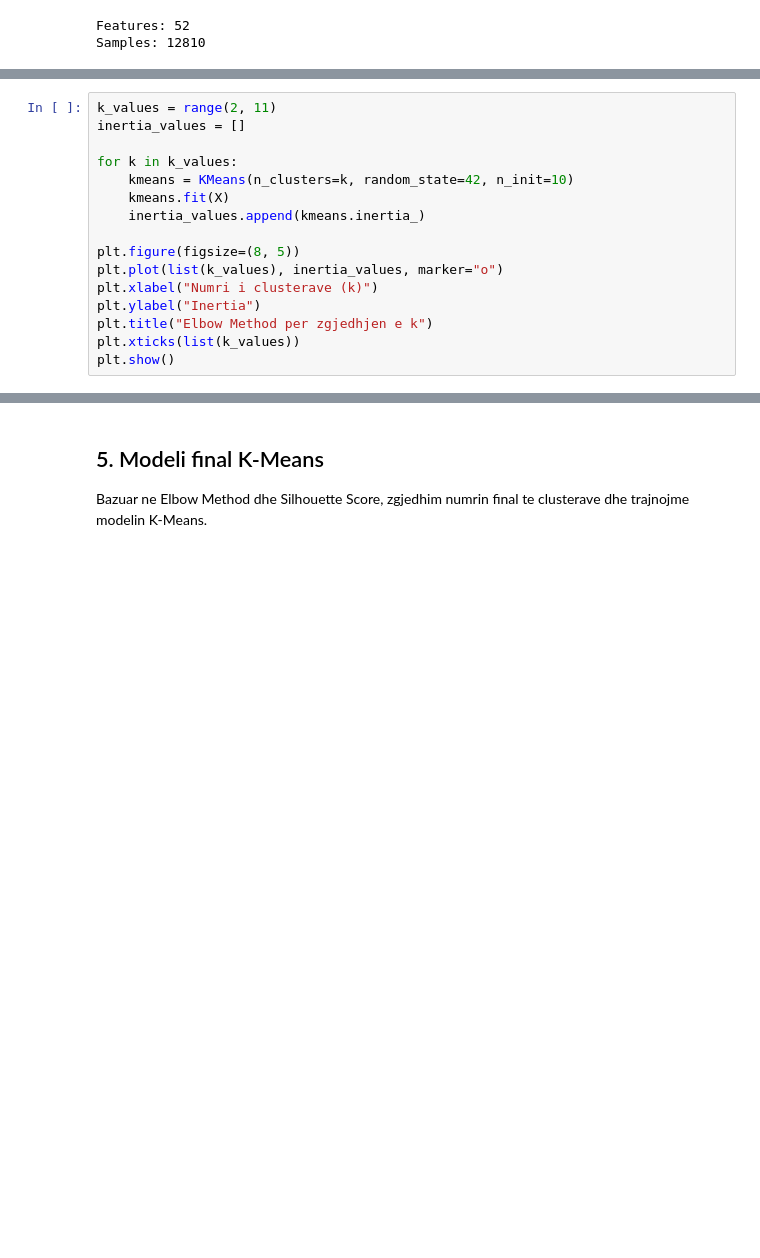
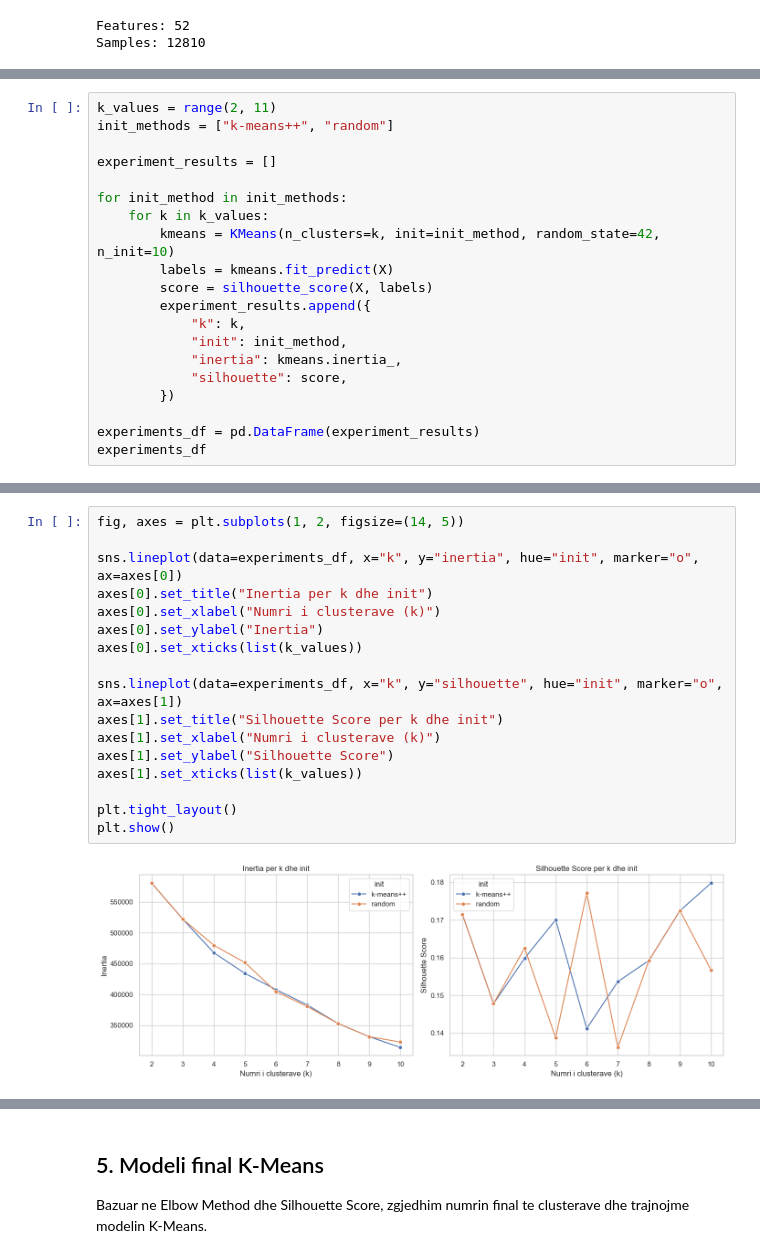
Before and after one commit to Valza-2005/House-Price-Prediction-Machine-Learning-Models, a Jupyter notebook: notebooks/models/Clustering.ipynb, the cells around one changed output, grey strips where cells are left out. Saved outputs shown, nothing was run; the diff lists cells and outputs as text; blank space fills up the shorter version.

Commit message:
Improve clustering notebook: param experiments and price_class comparison

```diff
--- a/notebooks/models/Clustering.ipynb
+++ b/notebooks/models/Clustering.ipynb
@@ -61,17 +65,21 @@ Per te zgjedhur numrin optimal te clusterave (`k`), perdorim Elbow Method, duke
 # %%
 k_values = range(2, 11)
-inertia_values = []
+init_methods = ["k-means++", "random"]
 
-for k in k_values:
-    kmeans = KMeans(n_clusters=k, random_state=42, n_init=10)
-    kmeans.fit(X)
-    inertia_values.append(kmeans.inertia_)
+experiment_results = []
 
-plt.figure(figsize=(8, 5))
-plt.plot(list(k_values), inertia_values, marker="o")
-plt.xlabel("Numri i clusterave (k)")
-plt.ylabel("Inertia")
-plt.title("Elbow Method per zgjedhjen e k")
-plt.xticks(list(k_values))
-plt.show()
+for init_method in init_methods:
+    for k in k_values:
+        kmeans = KMeans(n_clusters=k, init=init_method, random_state=42, n_init=10)
+        labels = kmeans.fit_predict(X)
+        score = silhouette_score(X, labels)
+        experiment_results.append({
+            "k": k,
+            "init": init_method,
+            "inertia": kmeans.inertia_,
+            "silhouette": score,
+        })
+
+experiments_df = pd.DataFrame(experiment_results)
+experiments_df
 # %% [output]
@@ -110,0 +103,19 @@ k=10: silhouette score = 0.1798
+# %%
+fig, axes = plt.subplots(1, 2, figsize=(14, 5))
+
+sns.lineplot(data=experiments_df, x="k", y="inertia", hue="init", marker="o", ax=axes[0])
+axes[0].set_title("Inertia per k dhe init")
+axes[0].set_xlabel("Numri i clusterave (k)")
+axes[0].set_ylabel("Inertia")
+axes[0].set_xticks(list(k_values))
+
+sns.lineplot(data=experiments_df, x="k", y="silhouette", hue="init", marker="o", ax=axes[1])
+axes[1].set_title("Silhouette Score per k dhe init")
+axes[1].set_xlabel("Numri i clusterave (k)")
+axes[1].set_ylabel("Silhouette Score")
+axes[1].set_xticks(list(k_values))
+
+plt.tight_layout()
+plt.show()
+# %% [output]
+[figure, added]
```
Also changed, not shown: parts of 18 cells of this notebook.
